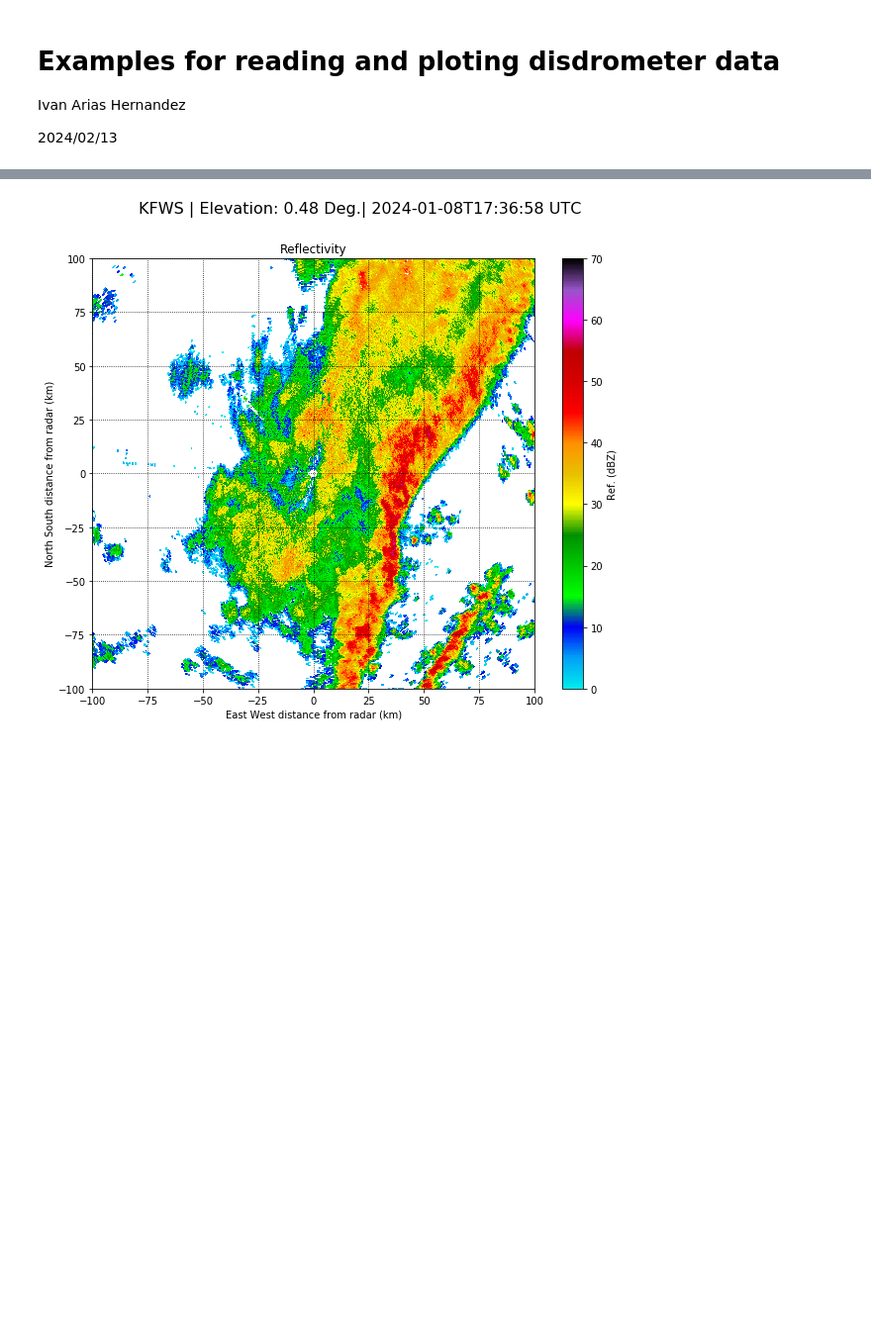
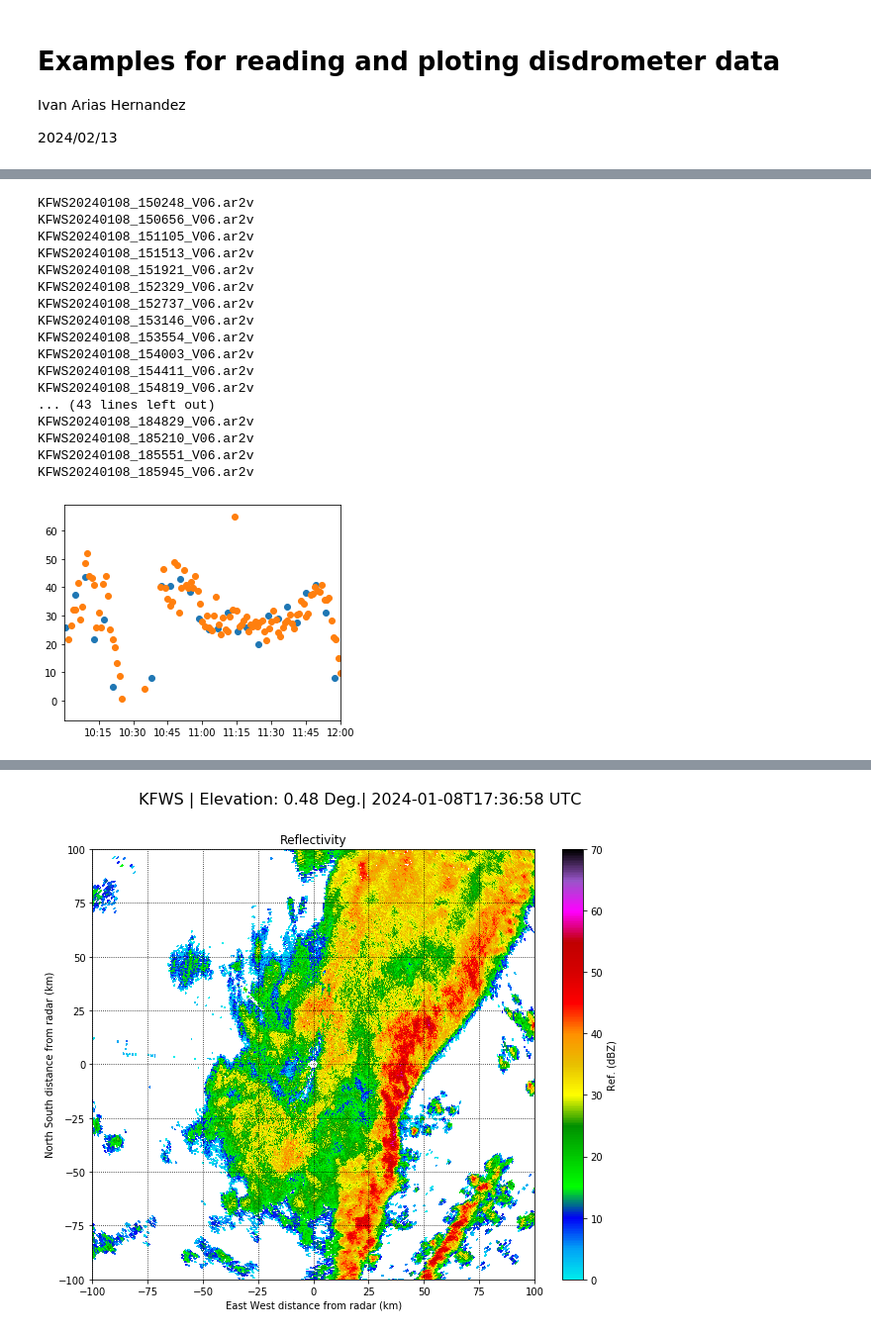
Before and after one commit to idariash/DFW_CASA_Disdrometer, a Jupyter notebook: Examples.ipynb, the cells around one changed output, grey strips where cells are left out. Shown: that part at 99% size. Drawn from its saved outputs; the diff is of its cells as text; code cells hidden in the pictures; blank space fills up the shorter version.

```diff
--- a/Examples.ipynb
+++ b/Examples.ipynb
@@ -11,0 +20,43 @@ import importlib
+# %%
+importlib.reload(disdro)
+from matplotlib.dates import DateFormatter
+filename = '/net/k2/storage/people/idariash/home/CSU/DFW/data/Charlie/20240108/DIS_20240108_171401.txt'
+Dmax = 10
+    #plot_DSD_falling_velocity(filename, Dmax)
+
+Data_Path = '/net/k2/storage/people/idariash/home/CSU/DFW/radar/20240108'
+charlie_lat = 32.91365
+charlie_lon = -97.05752
+Times, Reflectivities = disdro.radar_ref_time_series(Data_Path,
+        disdrometer_lat = charlie_lat, disdrometer_lon = charlie_lon)
+plt.figure(figsize = [5,4])
+plt.scatter(Times, Reflectivities)
+
+
+Data_Path = '/net/k2/storage/people/idariash/home/CSU/DFW/data/Charlie/20240108_test'
+Times_disdrometer, Reflectivities_disdrometer = disdro.disdrometer_ref_time_series(Data_Path)
+
+plt.scatter(Times_disdrometer, Reflectivities_disdrometer)
+hh_mm = DateFormatter('%H:%M')
+plt.gca().xaxis.set_major_formatter(hh_mm)
+plt.xlim(Times_disdrometer[0], Times_disdrometer[len(Times_disdrometer) - 1])
+plt.show()
+# %% [output]
+KFWS20240108_150248_V06.ar2v
+KFWS20240108_150656_V06.ar2v
+KFWS20240108_151105_V06.ar2v
+KFWS20240108_151513_V06.ar2v
+KFWS20240108_151921_V06.ar2v
+KFWS20240108_152329_V06.ar2v
+KFWS20240108_152737_V06.ar2v
+KFWS20240108_153146_V06.ar2v
+KFWS20240108_153554_V06.ar2v
+KFWS20240108_154003_V06.ar2v
+KFWS20240108_154411_V06.ar2v
+KFWS20240108_154819_V06.ar2v
+... (43 lines left out)
+KFWS20240108_184829_V06.ar2v
+KFWS20240108_185210_V06.ar2v
+KFWS20240108_185551_V06.ar2v
+KFWS20240108_185945_V06.ar2v
+[figure, added]
```
Also changed, not shown: parts of 5 cells of this notebook, 1 other file.
